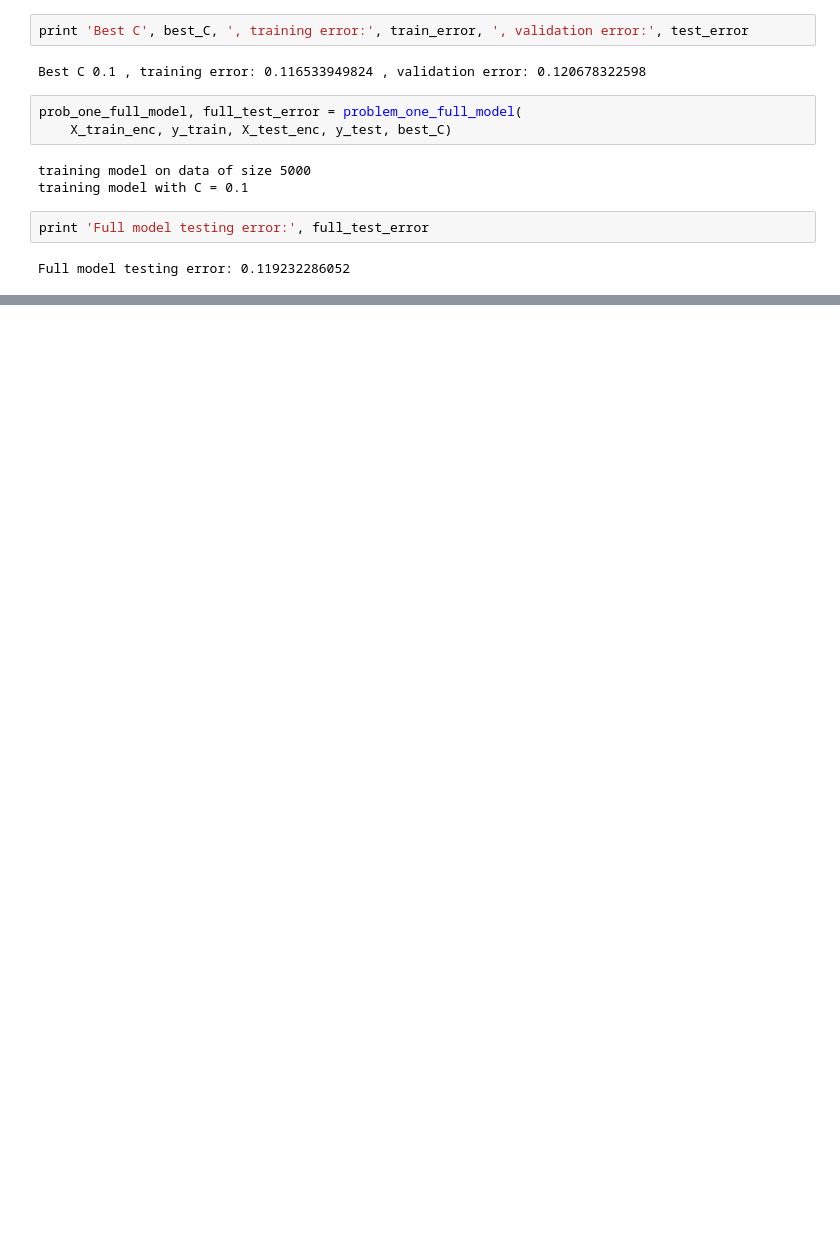
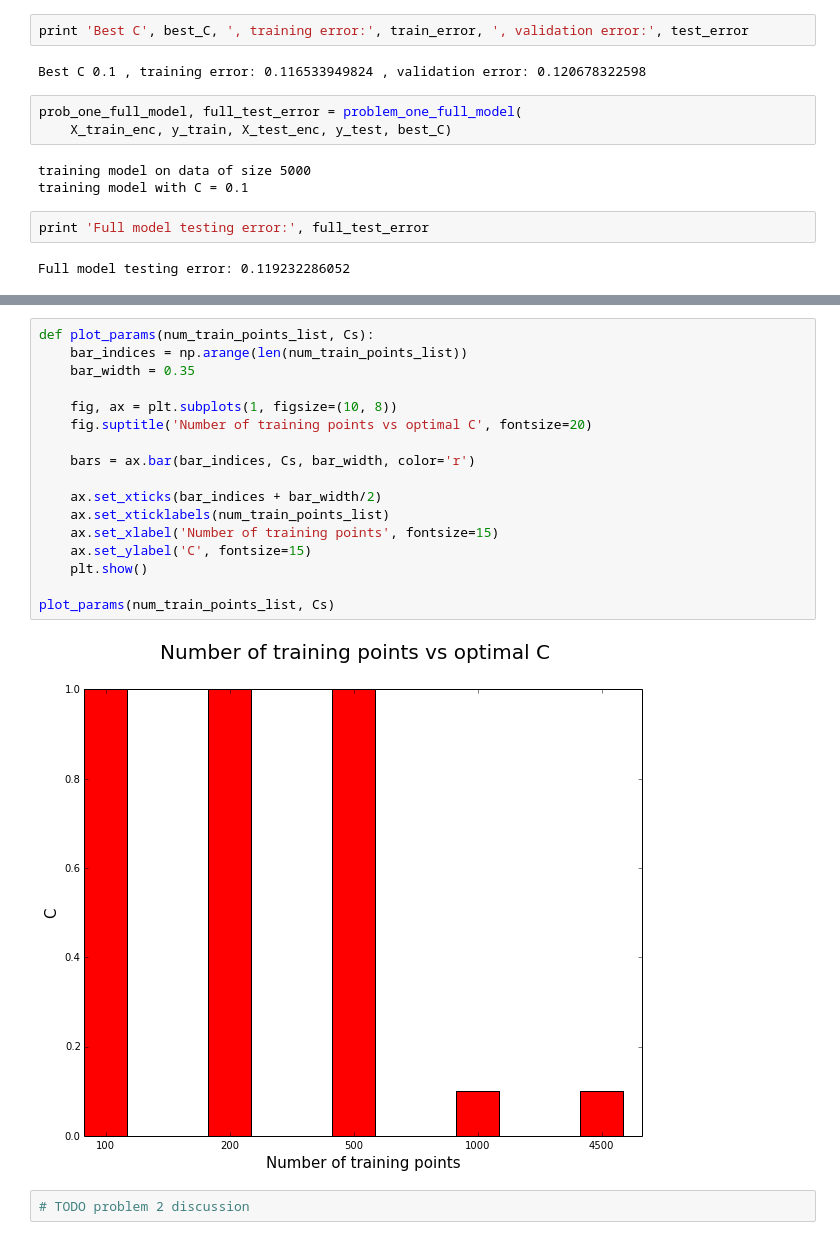
Before and after one commit to YueXX/inference, a Jupyter notebook: hw7/Homework 7.ipynb, the cells around one changed output, grey strips where cells are left out. Cells and saved outputs as stored; diff of their text form; blank space fills up the shorter version.

```diff
--- a/hw7/Homework 7.ipynb
+++ b/hw7/Homework 7.ipynb
@@ -229,0 +210,21 @@ plot_errors(num_train_points_list, train_errors, test_errors)
+# %%
+def plot_params(num_train_points_list, Cs):
+    bar_indices = np.arange(len(num_train_points_list))
+    bar_width = 0.35
+
+    fig, ax = plt.subplots(1, figsize=(10, 8))
+    fig.suptitle('Number of training points vs optimal C', fontsize=20)
+
+    bars = ax.bar(bar_indices, Cs, bar_width, color='r')
+
+    ax.set_xticks(bar_indices + bar_width/2)
+    ax.set_xticklabels(num_train_points_list)
+    ax.set_xlabel('Number of training points', fontsize=15)
+    ax.set_ylabel('C', fontsize=15)
+    plt.show()
+
+plot_params(num_train_points_list, Cs)
+# %% [output]
+[figure, added]
+# %%
+# TODO problem 2 discussion
```
Also changed, not shown: parts of 12 cells of this notebook.
